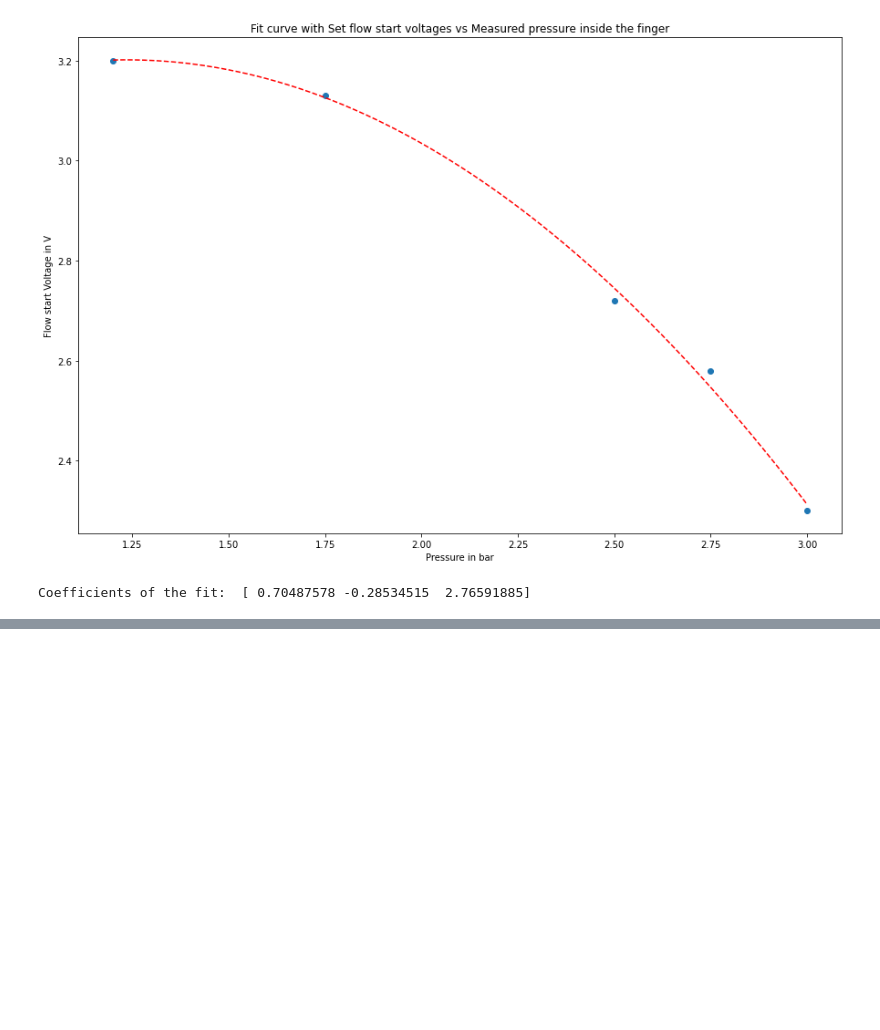
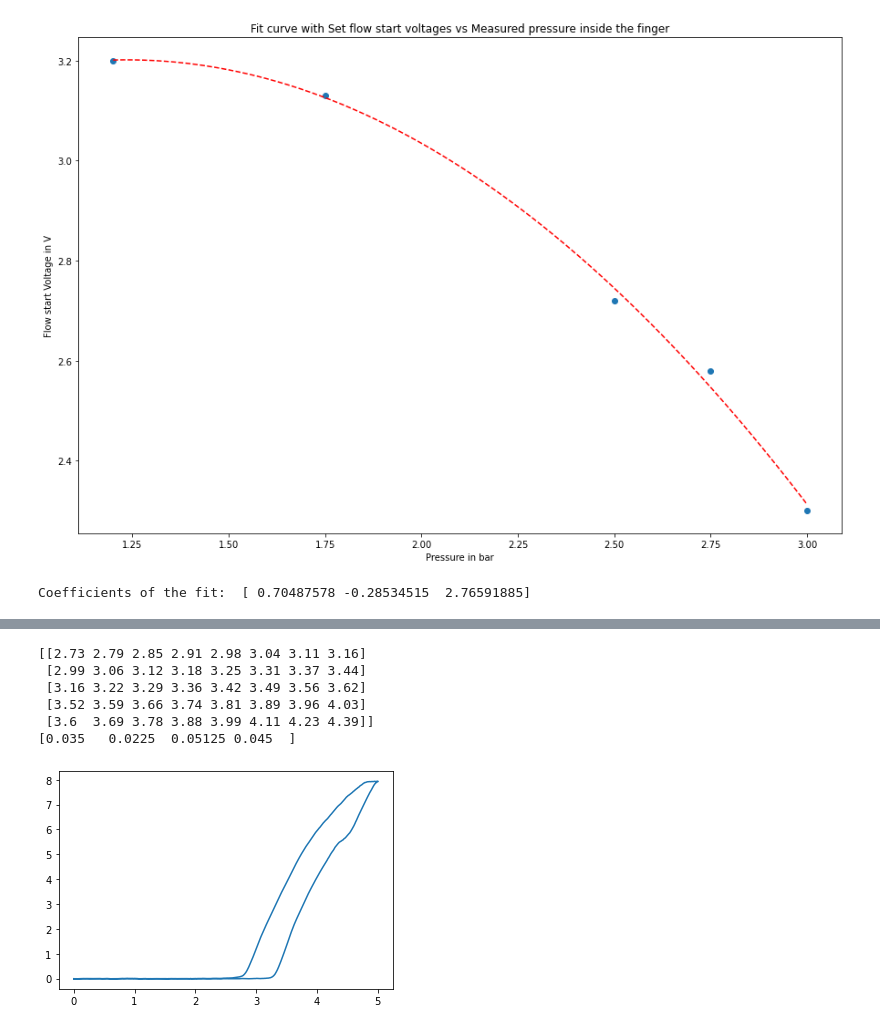
Before and after one commit to pmkumar1308/RPi-read-flow-sensor, a Jupyter notebook: Charectorise_kelly.ipynb, the cells around one changed output, grey strips where cells are left out. Cells and saved outputs as stored; diff of their text form; code cells hidden in the pictures; blank space fills up the shorter version.

```diff
--- a/Charectorise_kelly.ipynb
+++ b/Charectorise_kelly.ipynb
@@ -175,0 +243,51 @@ Coefficients of the fit:  [ 0.70487578 -0.28534515  2.76591885]
+# %%
+flows = [2.0,2.5,3.0,3.5,4.0,4.5,5.0,5.5]
+
+
+file_path_suffixes = ["3", "2.75", "2.5",  "1.75", "1.2"]
+main_file_path = "./Data_from_PropValves/Kelly/Inflation/Charectorise_Kelly_"
+header_names = ['Time', 'Actual flow Value' , 'Set Voltage', 'Pressure', 'Mass', 'Ground Truth Mass', 'Sense Current']
+
+flow_pressure_voltages = np.empty((len(file_path_suffixes),len(flows)))
+delta_pressures_different_flow = np.empty((len(file_path_suffixes),len(flows)))
+delta_flow_voltages_for_different_pressures = np.empty((len(file_path_suffixes)-1,len(flows)))
+
+for i,file_path_suffix in enumerate(file_path_suffixes):
+    file_path = main_file_path + file_path_suffix + "bar.csv"
+    df = pd.read_csv(file_path, names = header_names)
+    data = df.to_numpy()
+
+    for j,flow in enumerate(flows):
+        result1 = ((data[:,1] - flow) >= 0)
+        result2 = ((data[:,1] - flow) <= 0.2)
+
+        result = np.logical_and(result1,result2)
+
+        idx = result.tolist().index(True)
+        flow_pressure_voltages[i,j] = data[idx,2]
+
+
+for l in range(len(flows)):
+    array_to_list = flow_pressure_voltages[:,j].tolist()
+    delta_flow_voltages_for_different_pressures[:,j] = ([x - array_to_list[k-1] for k,x in enumerate(array_to_list)][1:])
+
+
+print(flow_pressure_voltages)
+
+
+
+mean_voltage_offset = np.mean(delta_flow_voltages_for_different_pressures,1)
+
+print(mean_voltage_offset)
+# %% [output]
+[[2.73 2.79 2.85 2.91 2.98 3.04 3.11 3.16]
+ [2.99 3.06 3.12 3.18 3.25 3.31 3.37 3.44]
+ [3.16 3.22 3.29 3.36 3.42 3.49 3.56 3.62]
+ [3.52 3.59 3.66 3.74 3.81 3.89 3.96 4.03]
+ [3.6  3.69 3.78 3.88 3.99 4.11 4.23 4.39]]
+[0.035   0.0225  0.05125 0.045  ]
+# %%
+plt.plot(data[:,2],data[:,1])
+plt.show()
+# %% [output]
+[figure, added]
```
Also changed, not shown: parts of 6 cells of this notebook.
